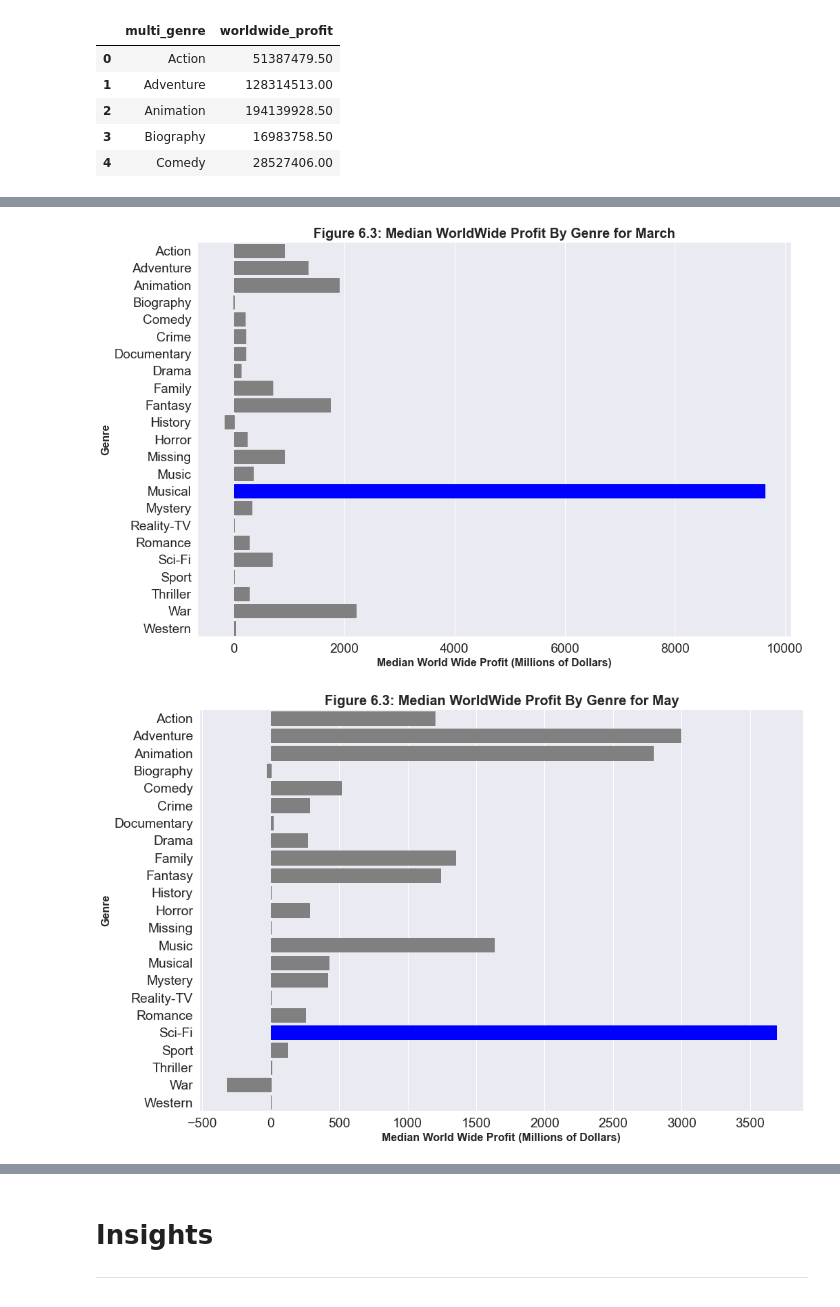
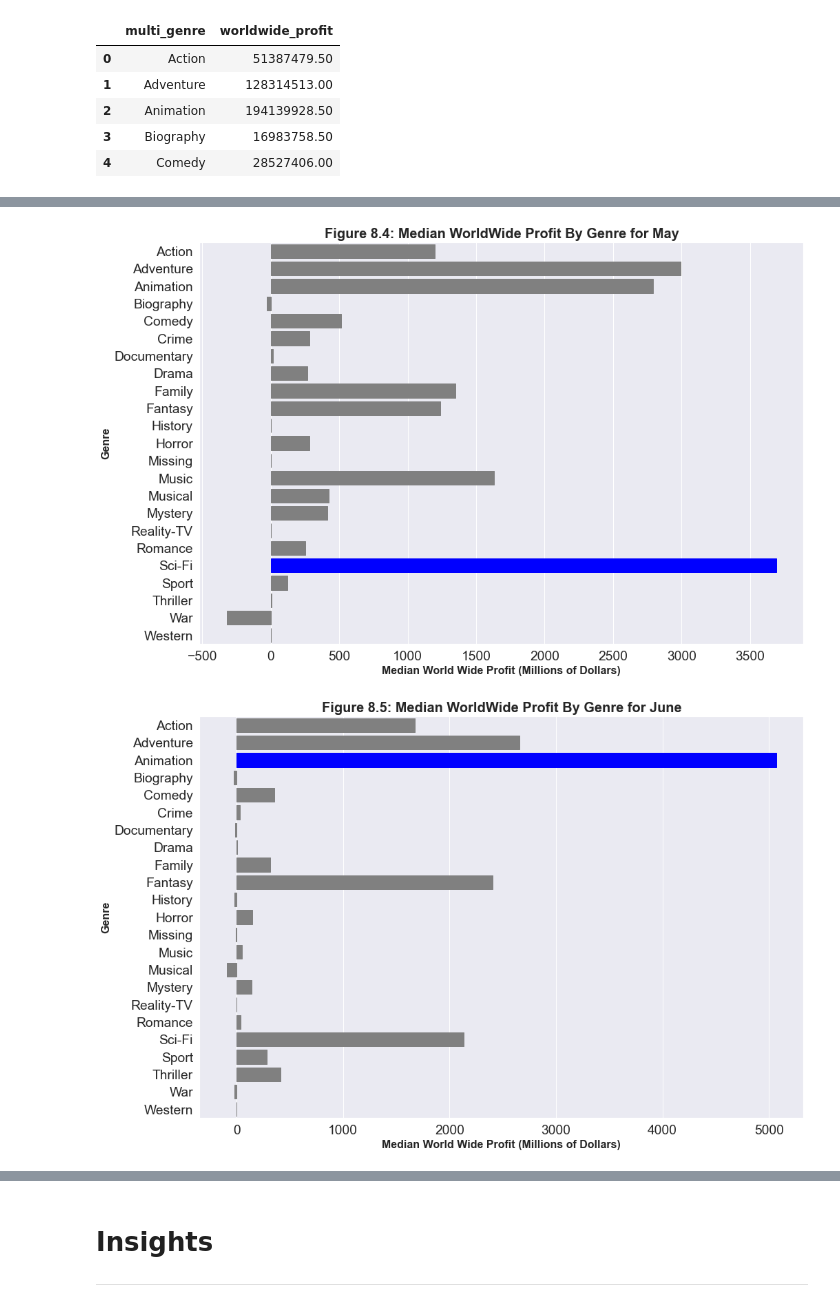
Before and after one commit to dataeducator/dsc-phase-1-project-v2-4, a Jupyter notebook: student.ipynb, the cells around one changed output, grey strips where cells are left out. Drawn from its saved outputs; the diff is of its cells as text; code cells hidden in the pictures.

```diff
--- a/student.ipynb
+++ b/student.ipynb
@@ -1078,9 +1080,9 @@ clrs = ['grey' if (x != max(values)) else 'blue' for x in values]
 # Set up plot figure size
 plt.figure(figsize =(14,10))
 ax = sns.barplot(y = values, x = labels, palette = clrs)
-ax.set_title("Figure 6.3: Median Worldwide Profit by Genre", weight = 'bold').set_fontsize('16')
-ax.set_ylabel("Genre", fontsize = '14', weight = 'bold')
-ax.set_xlabel("Median World Wide Profit ($1M)", fontsize = '14', weight = 'bold');
+ax.set_title("Figure 8.2: Median Worldwide Profit by Genre", weight = 'bold').set_fontsize('20')
+ax.set_ylabel("Genre", fontsize = '16', weight = 'bold')
+ax.set_xlabel("Median World Wide Profit ($1M)", fontsize = '16', weight = 'bold');
 for bar in ax.patches:
     if bar.get_width() < 45:
         bar.set_color('grey')
@@ -1133,17 +1135,6 @@ x = month_grouped_genre_median_ww_profit.index
 march =  month_grouped_genre_median_ww_profit[3]/100000
 clrs = ['grey' if (x != max(values)) else 'blue' for x in values]
 
-# Set up plot figure size
-plt.figure(figsize =(14,10))
-ax = sns.barplot(x = march, y = x ,palette = clrs )
-ax.set_title("Figure 6.3: Median WorldWide Profit By Genre for March", weight = 'bold').set_fontsize('20')
-ax.set_ylabel("Genre", fontsize = '16', weight = 'bold')
-ax.set_xlabel("Median World Wide Profit (Millions of Dollars)", fontsize = '16', weight = 'bold');
-for bar in ax.patches:
-    if bar.get_width() < 2500:
-        bar.set_color('grey')
-    else:
-        bar.set_color('blue')
 
 
 x = month_grouped_genre_median_ww_profit.index
@@ -1153,7 +1144,7 @@ clrs = ['grey' if (x != max(values)) else 'blue' for x in values]
 # Set up plot figure size
 plt.figure(figsize =(14,10))
 ax = sns.barplot(x = may, y = x ,palette = clrs )
-ax.set_title("Figure 6.3: Median WorldWide Profit By Genre for May", weight = 'bold').set_fontsize('20')
+ax.set_title("Figure 8.4: Median WorldWide Profit By Genre for May", weight = 'bold').set_fontsize('20')
 ax.set_ylabel("Genre", fontsize = '16', weight = 'bold')
 ax.set_xlabel("Median World Wide Profit (Millions of Dollars)", fontsize = '16', weight = 'bold');
 for bar in ax.patches:
@@ -1169,7 +1160,7 @@ clrs = ['grey' if (x != max(values)) else 'blue' for x in values]
 # Set up plot figure size
 plt.figure(figsize =(14,10))
 ax = sns.barplot(x = june, y = x ,palette = clrs )
-ax.set_title("Figure 6.3: Median WorldWide Profit By Genre for June", weight = 'bold').set_fontsize('20')
+ax.set_title("Figure 8.5: Median WorldWide Profit By Genre for June", weight = 'bold').set_fontsize('20')
 ax.set_ylabel("Genre", fontsize = '16', weight = 'bold')
 ax.set_xlabel("Median World Wide Profit (Millions of Dollars)", fontsize = '16', weight = 'bold');
 for bar in ax.patches:
@@ -1185,7 +1176,7 @@ clrs = ['grey' if (x != max(values)) else 'blue' for x in values]
 # Set up plot figure size
 plt.figure(figsize =(14,10))
 ax = sns.barplot(x = july, y = x ,palette = clrs )
-ax.set_title("Figure 6.3: Median WorldWide Profit By Genre for July", weight = 'bold').set_fontsize('20')
+ax.set_title("Figure 8.6: Median WorldWide Profit By Genre for July", weight = 'bold').set_fontsize('20')
 ax.set_ylabel("Genre", fontsize = '16', weight = 'bold')
 ax.set_xlabel("Median World Wide Profit (Millions of Dollars)", fontsize = '16', weight = 'bold');
 for bar in ax.patches:
@@ -1198,34 +1189,34 @@ for bar in ax.patches:
 x = month_grouped_genre_median_ww_profit.index
 november =  month_grouped_genre_median_ww_profit[11]/100000
 clrs = ['grey' if (x != max(values)) else 'blue' for x in values]
 
 # Set up plot figure size
 plt.figure(figsize =(14,10))
 ax = sns.barplot(x = november, y = x ,palette = clrs )
-ax.set_title("Figure 6.3: Median WorldWide Profit By Genre for November", weight = 'bold').set_fontsize('20')
+ax.set_title("Figure 8.7: Median WorldWide Profit By Genre for November", weight = 'bold').set_fontsize('20')
 ax.set_ylabel("Genre", fontsize = '16', weight = 'bold')
 ax.set_xlabel("Median World Wide Profit (Millions of Dollars)", fontsize = '16', weight = 'bold');
 for bar in ax.patches:
     if bar.get_width() < 2200:
         bar.set_color('grey')
     else:
         bar.set_color('blue')
 
 x = month_grouped_genre_median_ww_profit.index
 december =  month_grouped_genre_median_ww_profit[12]/100000
 clrs = ['grey' if (x != max(values)) else 'blue' for x in values]
 
 # Set up plot figure size
 plt.figure(figsize =(14,10))
 ax = sns.barplot(x = december, y = x ,palette = clrs )
-ax.set_title("Figure 6.3: Median WorldWide Profit By Genre for December", weight = 'bold').set_fontsize('20')
+ax.set_title("Figure 8.8: Median WorldWide Profit By Genre for December", weight = 'bold').set_fontsize('20')
 ax.set_ylabel("Genre", fontsize = '16', weight = 'bold')
 ax.set_xlabel("Median World Wide Profit (Millions of Dollars)", fontsize = '16', weight = 'bold');
 for bar in ax.patches:
     if bar.get_width() < 1450:
         bar.set_color('grey')
     else:
         bar.set_color('blue')
 # %% [output]
-[figure, old version]
+[figure, new version]
-[figure, old version]
+[figure, new version]
```
Also changed, not shown: parts of 7 cells of this notebook.
